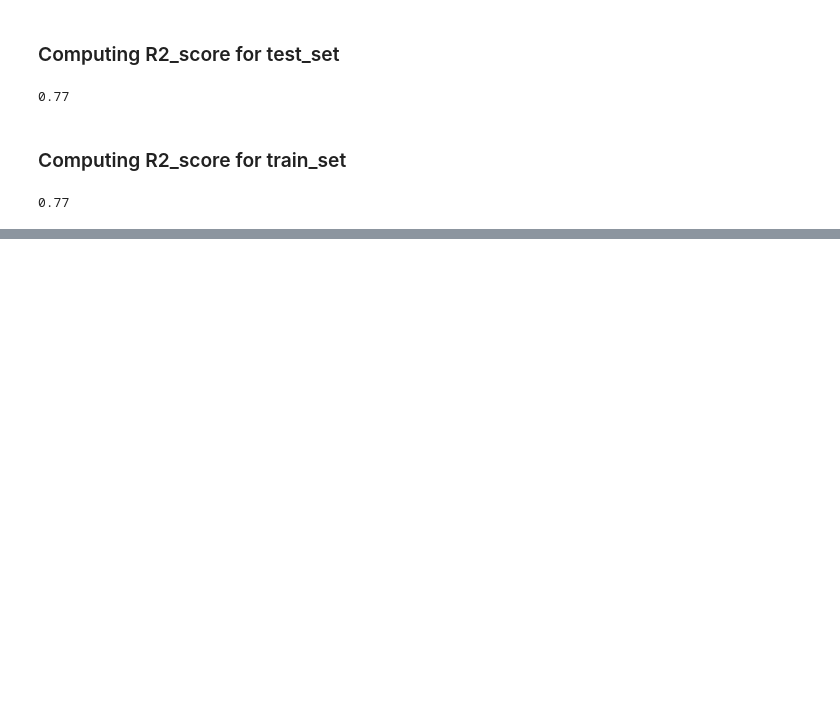
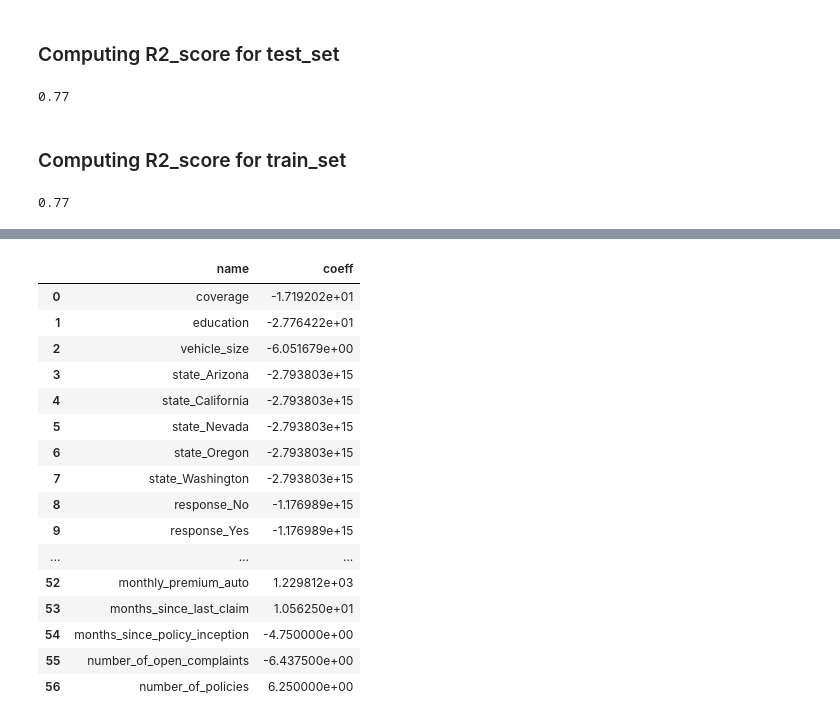
Before and after one commit to johann1043/Activities_Linear_Regression_All, a Jupyter notebook: Activities_Linear_Regression_All.ipynb, the cells around one changed output, grey strips where cells are left out. Cells and saved outputs as stored; diff of their text form; code cells hidden in the pictures; blank space fills up the shorter version.

```diff
--- a/Activities_Linear_Regression_All.ipynb
+++ b/Activities_Linear_Regression_All.ipynb
@@ -279,0 +307,22 @@ r2_train
+# %%
+fi_dict = {'name':features_names, 'coeff':coefficients}
+fi_df = pd.DataFrame(fi_dict)
+fi_df
+# %% [output]
+|  | name | coeff |
+| 0 | coverage | -1.719202e+01 |
+| 1 | education | -2.776422e+01 |
+| 2 | vehicle_size | -6.051679e+00 |
+| 3 | state_Arizona | -2.793803e+15 |
+| 4 | state_California | -2.793803e+15 |
+| 5 | state_Nevada | -2.793803e+15 |
+| 6 | state_Oregon | -2.793803e+15 |
+| 7 | state_Washington | -2.793803e+15 |
+| 8 | response_No | -1.176989e+15 |
+| 9 | response_Yes | -1.176989e+15 |
+| ... | ... | ... |
+| 52 | monthly_premium_auto | 1.229812e+03 |
+| 53 | months_since_last_claim | 1.056250e+01 |
+| 54 | months_since_policy_inception | -4.750000e+00 |
+| 55 | number_of_open_complaints | -6.437500e+00 |
+| 56 | number_of_policies | 6.250000e+00 |
```
Also changed, not shown: parts of 5 cells of this notebook.
